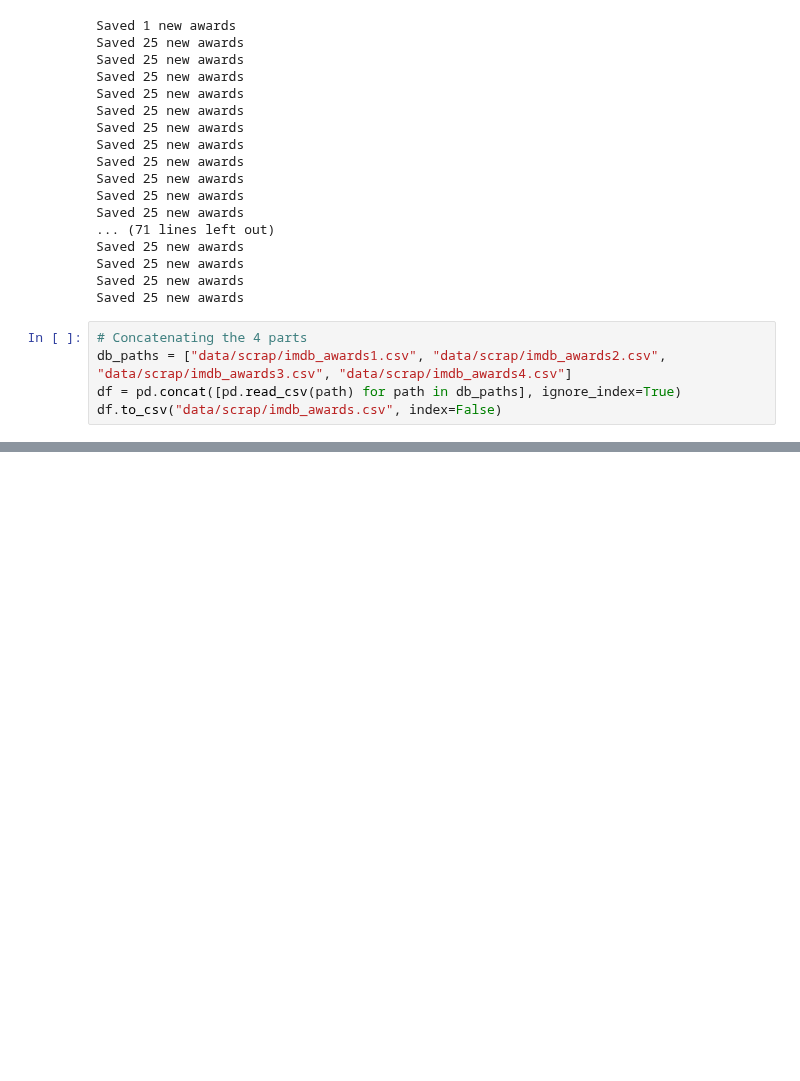
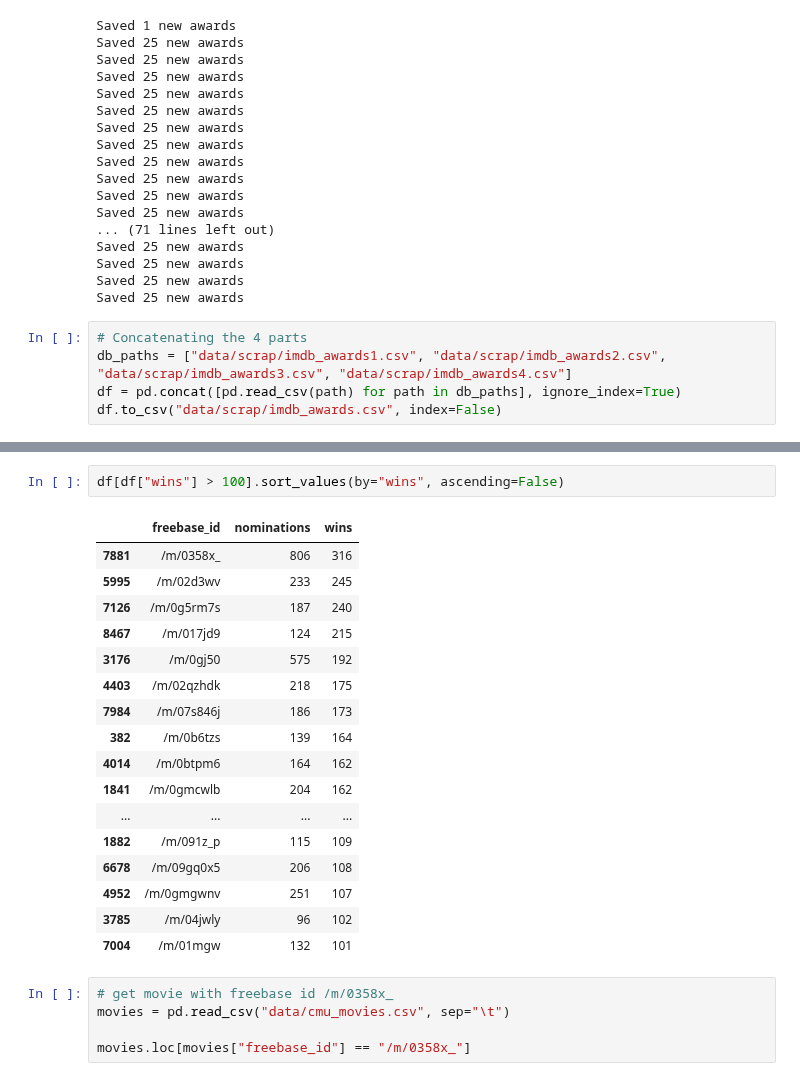
Before and after one commit to epfl-ada/ada-2023-project-radatouille, a Jupyter notebook: awards_scrap.ipynb, the cells around one changed output, grey strips where cells are left out. Drawn from its saved outputs; the diff is of its cells as text; blank space fills up the shorter version.

```diff
--- a/awards_scrap.ipynb
+++ b/awards_scrap.ipynb
@@ -108,0 +138,25 @@ df.to_csv("data/scrap/imdb_awards.csv", index=False)
+# %%
+df[df["wins"] > 100].sort_values(by="wins", ascending=False)
+# %% [output]
+|  | freebase_id | nominations | wins |
+| 7881 | /m/0358x_ | 806 | 316 |
+| 5995 | /m/02d3wv | 233 | 245 |
+| 7126 | /m/0g5rm7s | 187 | 240 |
+| 8467 | /m/017jd9 | 124 | 215 |
+| 3176 | /m/0gj50 | 575 | 192 |
+| 4403 | /m/02qzhdk | 218 | 175 |
+| 7984 | /m/07s846j | 186 | 173 |
+| 382 | /m/0b6tzs | 139 | 164 |
+| 4014 | /m/0btpm6 | 164 | 162 |
+| 1841 | /m/0gmcwlb | 204 | 162 |
+| ... | ... | ... | ... |
+| 1882 | /m/091z_p | 115 | 109 |
+| 6678 | /m/09gq0x5 | 206 | 108 |
+| 4952 | /m/0gmgwnv | 251 | 107 |
+| 3785 | /m/04jwly | 96 | 102 |
+| 7004 | /m/01mgw | 132 | 101 |
+# %%
+# get movie with freebase id /m/0358x_
+movies = pd.read_csv("data/cmu_movies.csv", sep="\t")
+
+movies.loc[movies["freebase_id"] == "/m/0358x_"]
```
Also changed, not shown: parts of 2 cells of this notebook.
